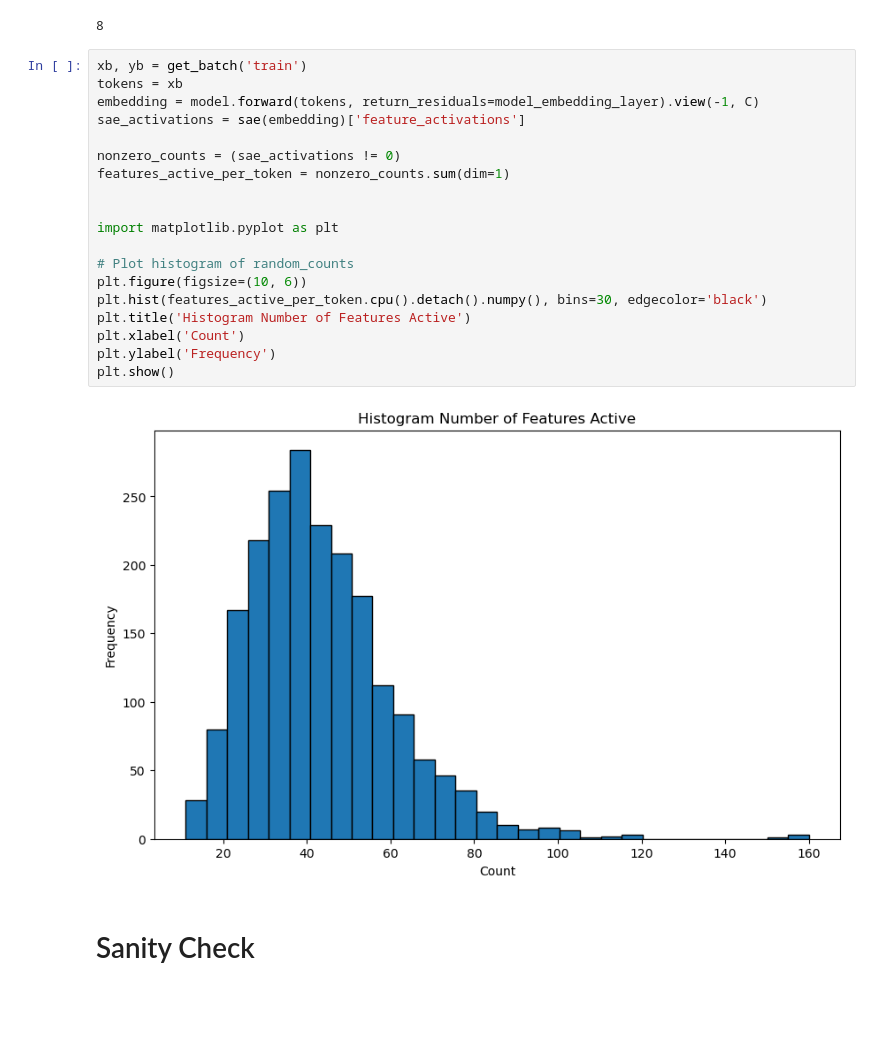
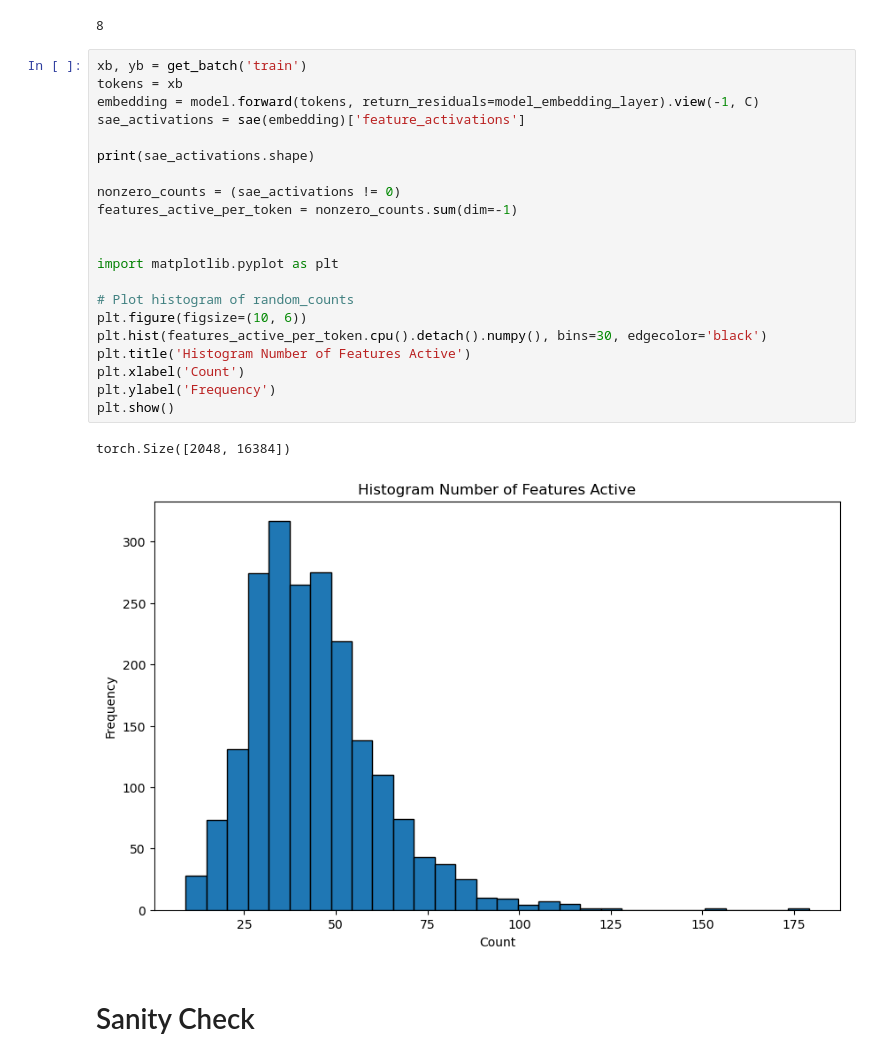
Before and after one commit to Activated-AI/Budget-Scaling-Monosemanticity, a Jupyter notebook: sae-interpretability.ipynb, the cells around one changed output. Cells and saved outputs as stored; diff of their text form; blank space fills up the shorter version.

Commit message:
sum  feature count wrong dimension

```diff
--- a/sae-interpretability.ipynb
+++ b/sae-interpretability.ipynb
@@ -1106,24 +1118,27 @@ xb.shape[0]
 # %%
 xb, yb = get_batch('train')
 tokens = xb
 embedding = model.forward(tokens, return_residuals=model_embedding_layer).view(-1, C)
 sae_activations = sae(embedding)['feature_activations']
 
+print(sae_activations.shape)
+
 nonzero_counts = (sae_activations != 0)
-features_active_per_token = nonzero_counts.sum(dim=1)
+features_active_per_token = nonzero_counts.sum(dim=-1)
 
 
 import matplotlib.pyplot as plt
 
 # Plot histogram of random_counts
 plt.figure(figsize=(10, 6))
 plt.hist(features_active_per_token.cpu().detach().numpy(), bins=30, edgecolor='black')
 plt.title('Histogram Number of Features Active')
 plt.xlabel('Count')
 plt.ylabel('Frequency')
 plt.show()
 # %% [output]
+torch.Size([2048, 16384])
-[figure, old version]
+[figure, new version]
 # %% [markdown]
 # Sanity Check
 # %%
```
Also changed, not shown: parts of 5 cells of this notebook, 2 other files.
